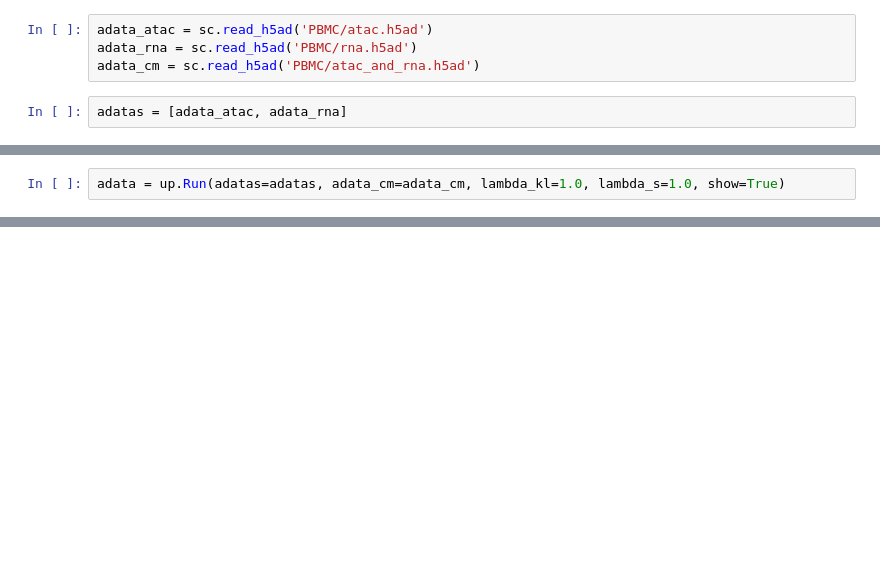
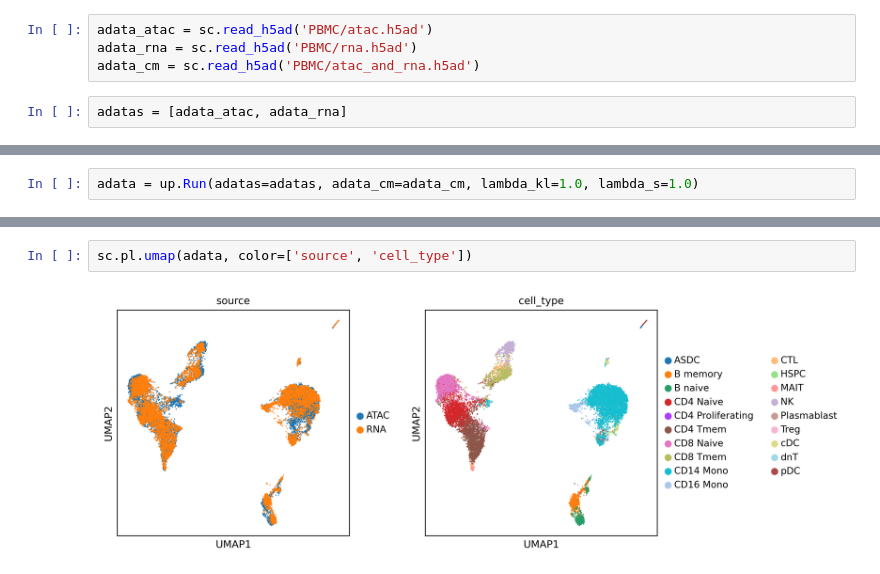
Before and after one commit to caokai1073/uniPort, a Jupyter notebook: docs/source/tutorials/pbmc_integration.ipynb, the cells around one changed output, grey strips where cells are left out. Cells and saved outputs as stored; diff of their text form; blank space fills up the shorter version.

```diff
--- a/docs/source/tutorials/pbmc_integration.ipynb
+++ b/docs/source/tutorials/pbmc_integration.ipynb
@@ -18,5 +18,5 @@ Integrate scATAC-seq and scRNA-seq using both common and dataset-specific genes
 # %%
-adata = up.Run(adatas=adatas, adata_cm=adata_cm, lambda_kl=1.0, lambda_s=1.0, show=True)
+adata = up.Run(adatas=adatas, adata_cm=adata_cm, lambda_kl=1.0, lambda_s=1.0)
 # %% [output]
 dataset 0:
 AnnData object with n_obs × n_vars = 11259 × 2000
@@ -55,0 +55,4 @@ WARNING: saving figure to file output/umaptest.pdf
+# %%
+sc.pl.umap(adata, color=['source', 'cell_type'])
+# %% [output]
+[figure, added]
```
Also changed, not shown: parts of 3 cells of this notebook, 1 other file.
